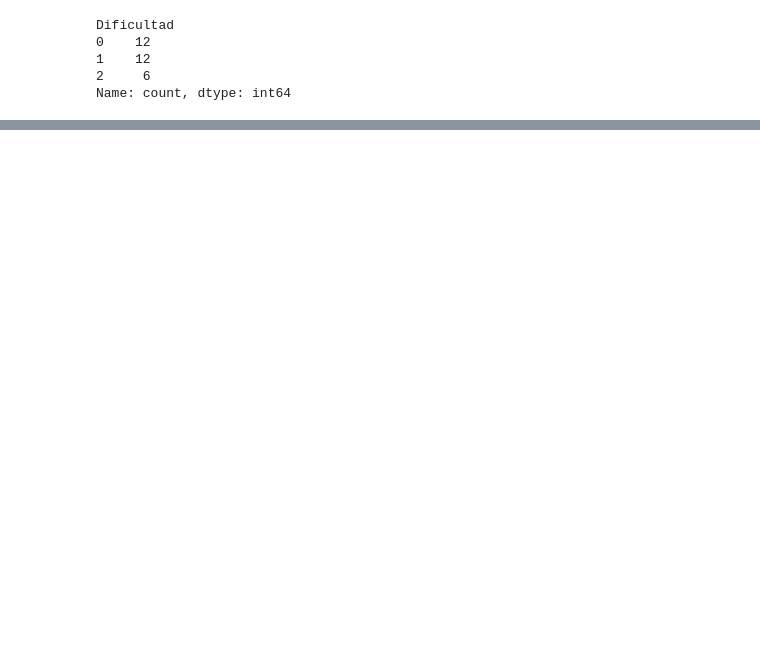
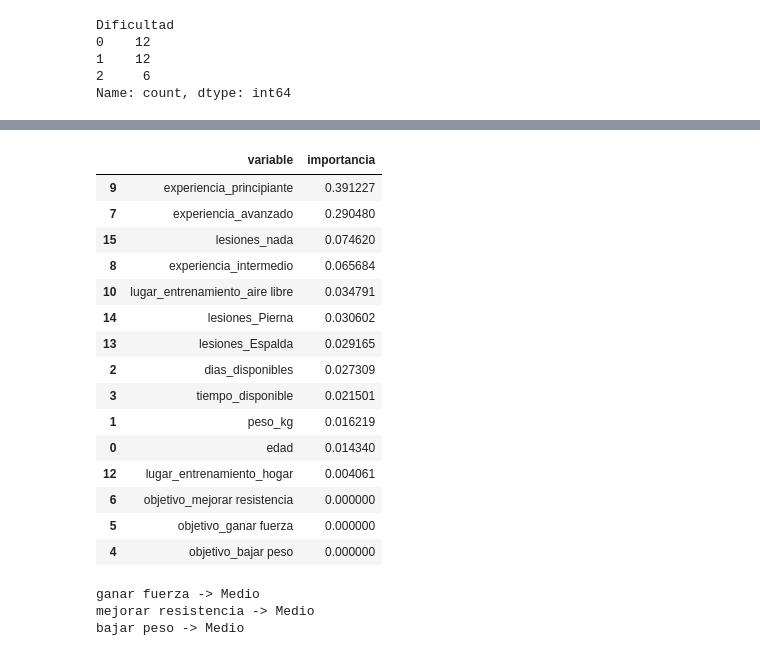
Before and after one commit to luci-o/LIFE-FIT, a Jupyter notebook: IA/index.ipynb, the cells around one changed output, grey strips where cells are left out. Drawn from its saved outputs; the diff is of its cells as text; code cells hidden in the pictures; blank space fills up the shorter version.

```diff
--- a/IA/index.ipynb
+++ b/IA/index.ipynb
@@ -8586,0 +8771,59 @@ Name: count, dtype: int64
+# %%
+import pandas as pd
+
+importancias_xgb = pd.DataFrame({
+    "variable": X_convertido.columns,
+    "importancia": modelo_xgb.feature_importances_
+})
+
+importancias_xgb = importancias_xgb.sort_values(
+    "importancia",
+    ascending=False
+)
+
+importancias_xgb.head(15)
+# %% [output]
+|  | variable | importancia |
+| 9 | experiencia_principiante | 0.391227 |
+| 7 | experiencia_avanzado | 0.290480 |
+| 15 | lesiones_nada | 0.074620 |
+| 8 | experiencia_intermedio | 0.065684 |
+| 10 | lugar_entrenamiento_aire libre | 0.034791 |
+| 14 | lesiones_Pierna | 0.030602 |
+| 13 | lesiones_Espalda | 0.029165 |
+| 2 | dias_disponibles | 0.027309 |
+| 3 | tiempo_disponible | 0.021501 |
+| 1 | peso_kg | 0.016219 |
+| 0 | edad | 0.014340 |
+| 12 | lugar_entrenamiento_hogar | 0.004061 |
+| 6 | objetivo_mejorar resistencia | 0.000000 |
+| 5 | objetivo_ganar fuerza | 0.000000 |
+| 4 | objetivo_bajar peso | 0.000000 |
+# %%
+objetivos_prueba = [
+    "ganar fuerza",
+    "mejorar resistencia",
+    "bajar peso"
+]
+
+for objetivo in objetivos_prueba:
+    dificultad = predecir_dificultad(
+        edad=28,
+        peso=75,
+        objetivo=objetivo,
+        dias=4,
+        tiempo=60,
+        experiencia="intermedio",
+        lugar="gym",
+        lesiones="nada"
+    )
+
+    print(
+        objetivo,
+        "->",
+        dificultad
+    )
+# %% [output]
+ganar fuerza -> Medio
+mejorar resistencia -> Medio
+bajar peso -> Medio
```
Also changed, not shown: parts of 60 cells of this notebook.
